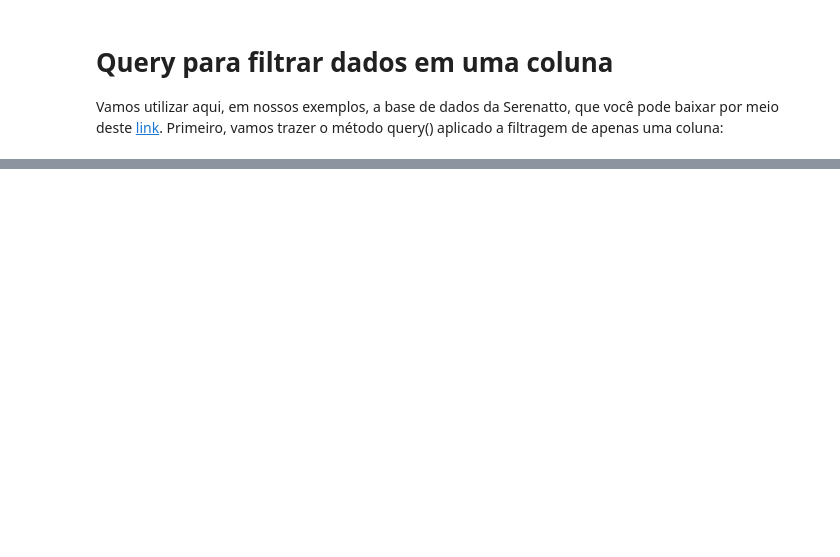
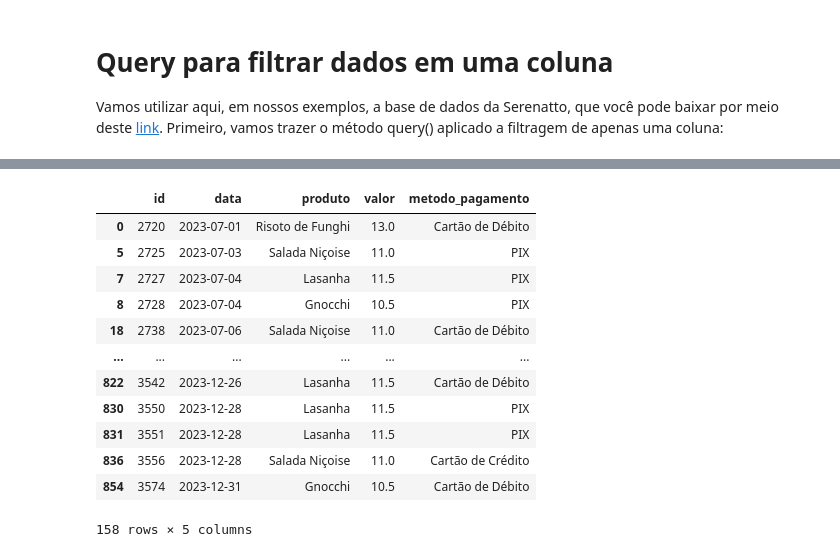
Before and after one commit to orlandojsjunior/Data_Science-explorando_e_analisando_dados, a Jupyter notebook: Explorando_e_analisando_dados.ipynb, the cells around one changed output, grey strips where cells are left out. Drawn from its saved outputs; the diff is of its cells as text; code cells hidden in the pictures; blank space fills up the shorter version.

```diff
--- a/Explorando_e_analisando_dados.ipynb
+++ b/Explorando_e_analisando_dados.ipynb
@@ -270,0 +286,18 @@ HTTPError: HTTP Error 404: Not Found
+# %%
+vendas.query('valor > 10 and metodo_pagamento != "Dinheiro" ')
+
+# Neste outro exemplo, estamos filtrando o DataFrame para selecionar apenas as linhas em que o valor do produto é maior que 10 e o método de pagamento é qualquer um, exceto “Dinheiro”.
+# %% [output]
+|  | id | data | produto | valor | metodo_pagamento |
+| 0 | 2720 | 2023-07-01 | Risoto de Funghi | 13.0 | Cartão de Débito |
+| 5 | 2725 | 2023-07-03 | Salada Niçoise | 11.0 | PIX |
+| 7 | 2727 | 2023-07-04 | Lasanha | 11.5 | PIX |
+| 8 | 2728 | 2023-07-04 | Gnocchi | 10.5 | PIX |
+| 18 | 2738 | 2023-07-06 | Salada Niçoise | 11.0 | Cartão de Débito |
+| ... | ... | ... | ... | ... | ... |
+| 822 | 3542 | 2023-12-26 | Lasanha | 11.5 | Cartão de Débito |
+| 830 | 3550 | 2023-12-28 | Lasanha | 11.5 | PIX |
+| 831 | 3551 | 2023-12-28 | Lasanha | 11.5 | PIX |
+| 836 | 3556 | 2023-12-28 | Salada Niçoise | 11.0 | Cartão de Crédito |
+| 854 | 3574 | 2023-12-31 | Gnocchi | 10.5 | Cartão de Débito |
+158 rows × 5 columns
```
Also changed, not shown: parts of 7 cells of this notebook.
